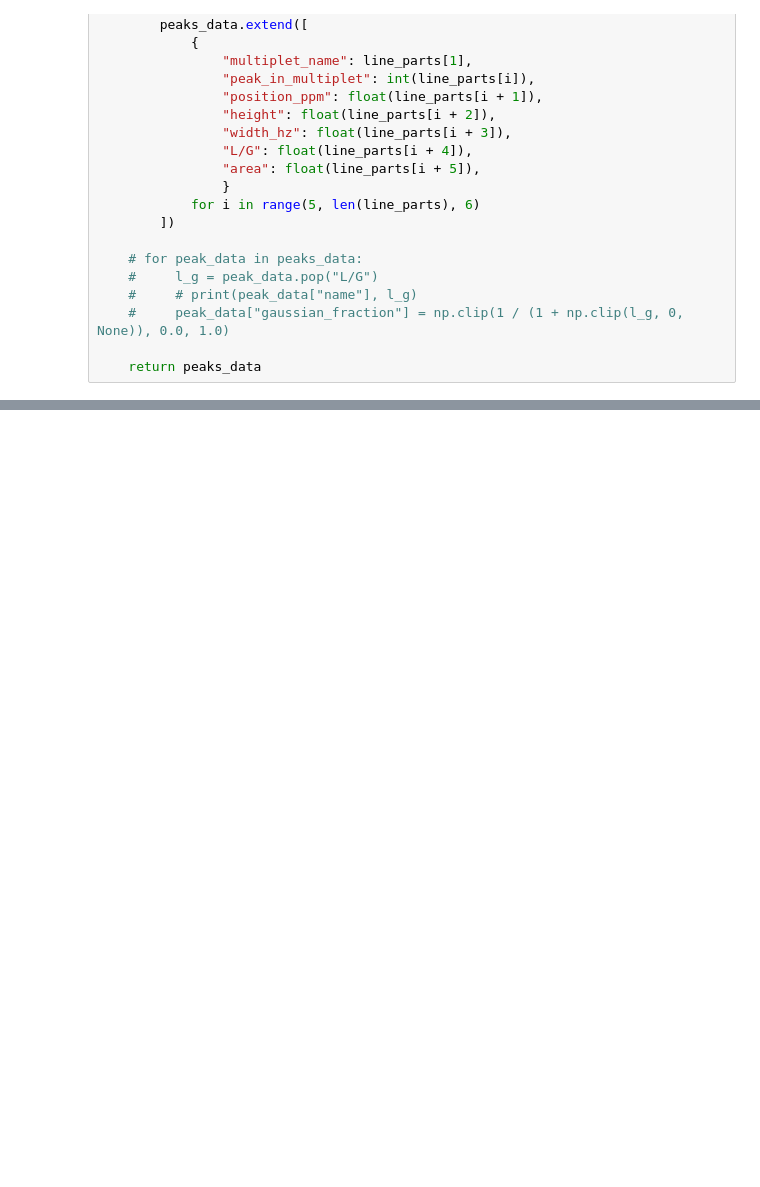
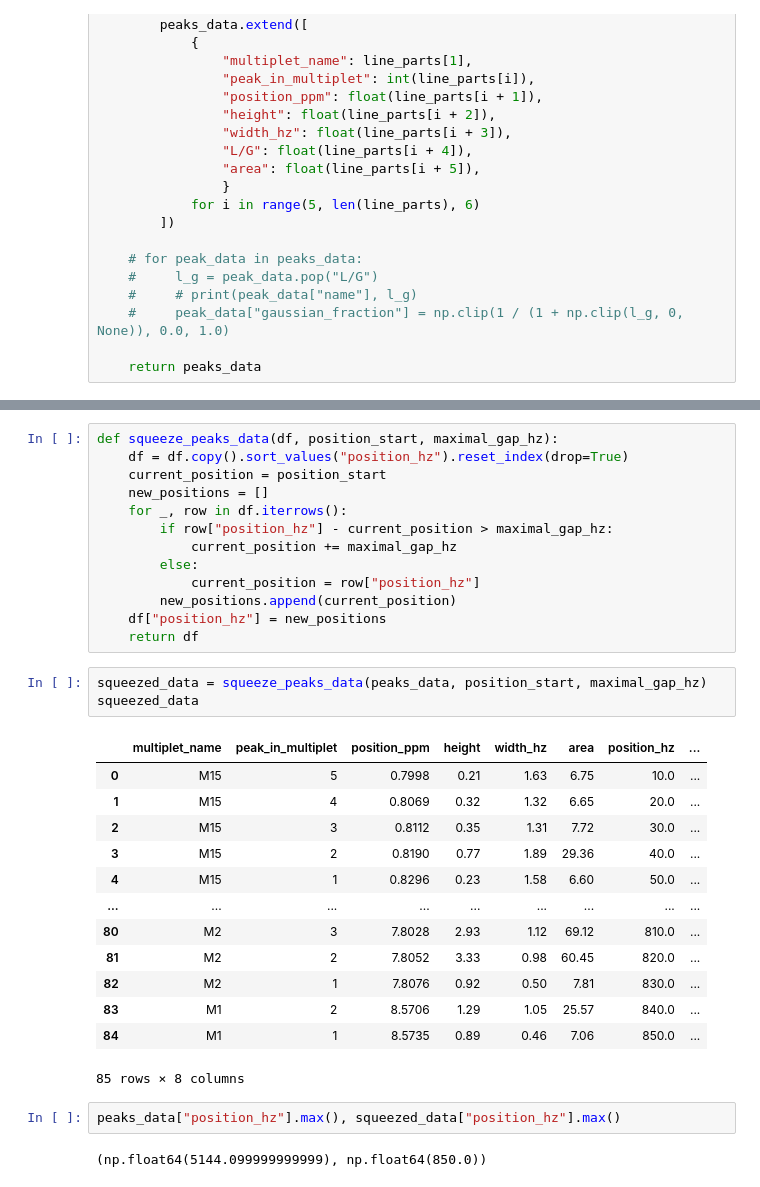
Before and after one commit to center4ml/shimnet, a Jupyter notebook: development/parse_mnova_data.ipynb, the cells around one changed output, grey strips where cells are left out. Drawn from its saved outputs; the diff is of its cells as text; blank space fills up the shorter version.

```diff
--- a/development/parse_mnova_data.ipynb
+++ b/development/parse_mnova_data.ipynb
@@ -50,0 +71,34 @@ for csv_file_path in CSV_FILE_PATHS:
+# %%
+def squeeze_peaks_data(df, position_start, maximal_gap_hz):
+    df = df.copy().sort_values("position_hz").reset_index(drop=True)
+    current_position = position_start
+    new_positions = []
+    for _, row in df.iterrows():
+        if row["position_hz"] - current_position > maximal_gap_hz:
+            current_position += maximal_gap_hz
+        else:
+            current_position = row["position_hz"]
+        new_positions.append(current_position)
+    df["position_hz"] = new_positions
+    return df
+# %%
+squeezed_data = squeeze_peaks_data(peaks_data, position_start, maximal_gap_hz)
+squeezed_data
+# %% [output]
+|  | multiplet_name | peak_in_multiplet | position_ppm | height | width_hz | area | position_hz | ... |
+| 0 | M15 | 5 | 0.7998 | 0.21 | 1.63 | 6.75 | 10.0 | ... |
+| 1 | M15 | 4 | 0.8069 | 0.32 | 1.32 | 6.65 | 20.0 | ... |
+| 2 | M15 | 3 | 0.8112 | 0.35 | 1.31 | 7.72 | 30.0 | ... |
+| 3 | M15 | 2 | 0.8190 | 0.77 | 1.89 | 29.36 | 40.0 | ... |
+| 4 | M15 | 1 | 0.8296 | 0.23 | 1.58 | 6.60 | 50.0 | ... |
+| ... | ... | ... | ... | ... | ... | ... | ... | ... |
+| 80 | M2 | 3 | 7.8028 | 2.93 | 1.12 | 69.12 | 810.0 | ... |
+| 81 | M2 | 2 | 7.8052 | 3.33 | 0.98 | 60.45 | 820.0 | ... |
+| 82 | M2 | 1 | 7.8076 | 0.92 | 0.50 | 7.81 | 830.0 | ... |
+| 83 | M1 | 2 | 8.5706 | 1.29 | 1.05 | 25.57 | 840.0 | ... |
+| 84 | M1 | 1 | 8.5735 | 0.89 | 0.46 | 7.06 | 850.0 | ... |
+85 rows × 8 columns
+# %%
+peaks_data["position_hz"].max(), squeezed_data["position_hz"].max()
+# %% [output]
+(np.float64(5144.099999999999), np.float64(850.0))
```
Also changed, not shown: parts of 6 cells of this notebook, 7 other files.
